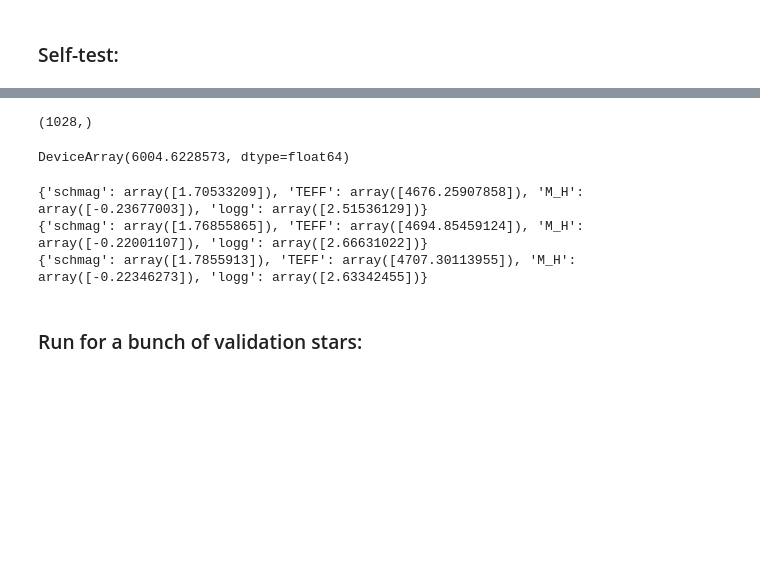
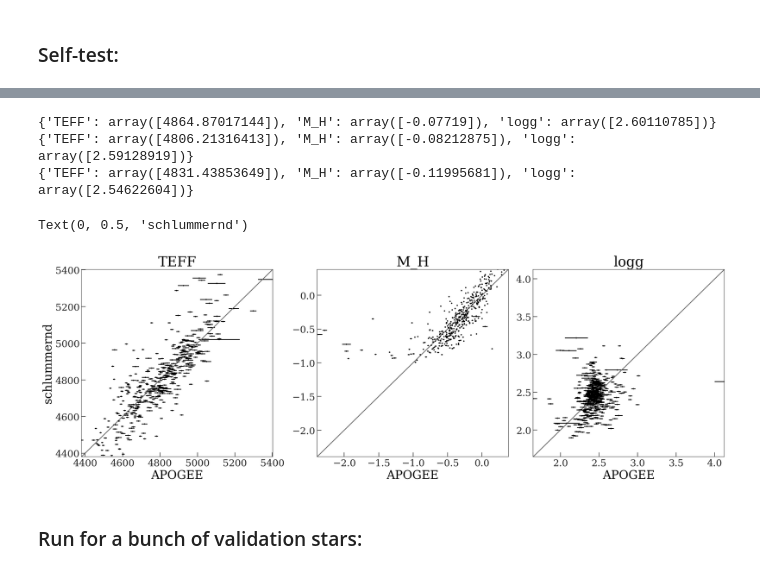
Before and after one commit to adrn/local-linear-lvm-xp, a Jupyter notebook: notebooks/Linear-LVM-real-data.ipynb, the cells around one changed output, grey strips where cells are left out. Cells and saved outputs as stored; diff of their text form; code cells hidden in the pictures; blank space fills up the shorter version.

```diff
--- a/notebooks/Linear-LVM-real-data.ipynb
+++ b/notebooks/Linear-LVM-real-data.ipynb
@@ -281,30 +290,55 @@ for q in range(y_train.shape[1]):
-# %%
-x0 = llvm.pack_p()
-print(x0.shape)
-llvm(x0)
-# %% [output]
-(1028,)
-DeviceArray(6004.6228573, dtype=float64)
 # %%
 y_valid_predict0 = llvm.predict_y(
-    X_valid[valid_n:valid_n+1],
-    X_valid_err[valid_n:valid_n+1],
+    X_valid, # [valid_n:valid_n+1],
+    X_valid_err, #[valid_n:valid_n+1],
     llvm.par_state
 )
 
 y_valid_predict = llvm.predict_y(
-    X_valid[valid_n:valid_n+1],
-    X_valid_err[valid_n:valid_n+1],
+    X_valid, #[valid_n:valid_n+1],
+    X_valid_err, #[valid_n:valid_n+1],
     res_state
 )
 
-print(lbl._untransform(y_valid[valid_n:valid_n+1]))
-print(lbl._untransform(y_valid_predict0))
-print(lbl._untransform(y_valid_predict))
+print(lbl._untransform(y_valid[10:11]))
+print(lbl._untransform(y_valid_predict0[10:11]))
+print(lbl._untransform(y_valid_predict[10:11]))
 # %% [output]
-{'schmag': array([1.70533209]), 'TEFF': array([4676.25907858]), 'M_H': array([-0.23677003]), 'logg': array([2.51536129])}
-{'schmag': array([1.76855865]), 'TEFF': array([4694.85459124]), 'M_H': array([-0.22001107]), 'logg': array([2.66631022])}
-{'schmag': array([1.7855913]), 'TEFF': array([4707.30113955]), 'M_H': array([-0.22346273]), 'logg': array([2.63342455])}
+{'TEFF': array([4864.87017144]), 'M_H': array([-0.07719]), 'logg': array([2.60110785])}
+{'TEFF': array([4806.21316413]), 'M_H': array([-0.08212875]), 'logg': array([2.59128919])}
+{'TEFF': array([4831.43853649]), 'M_H': array([-0.11995681]), 'logg': array([2.54622604])}
+# %%
+fig, axes = plt.subplots(
+    1, y_valid_predict.shape[1],
+    figsize=(y_valid_predict.shape[1] * 6, 6),
+    constrained_layout=True
+)
+
+_predict = lbl._untransform(y_valid_predict)
+_valid = lbl._untransform(y_valid)
+_valid_err = lbl._untransform(y_valid_err, err=True)
+
+for q, (ax, name) in enumerate(zip(axes, _predict.keys())):
+    ax.errorbar(
+        _valid[name],
+        _predict[name],
+        xerr=_valid_err[name],
+        ls='none'
+    )
+    ax.set_title(name)
+
+    lim = (_valid[name].min(), _valid[name].max())
+    ax.set_xlim(lim)
+    ax.set_ylim(lim)
+
+    ax.axline((lim[0], lim[0]), slope=1)
+
+for ax in axes:
+    ax.set_xlabel('APOGEE')
+axes[0].set_ylabel('schlummernd')
+# %% [output]
+Text(0, 0.5, 'schlummernd')
+[figure, added]
 # %% [markdown]
 ### Run for a bunch of validation stars:
 # %%
```
Also changed, not shown: parts of 24 cells of this notebook, 1 other file.
